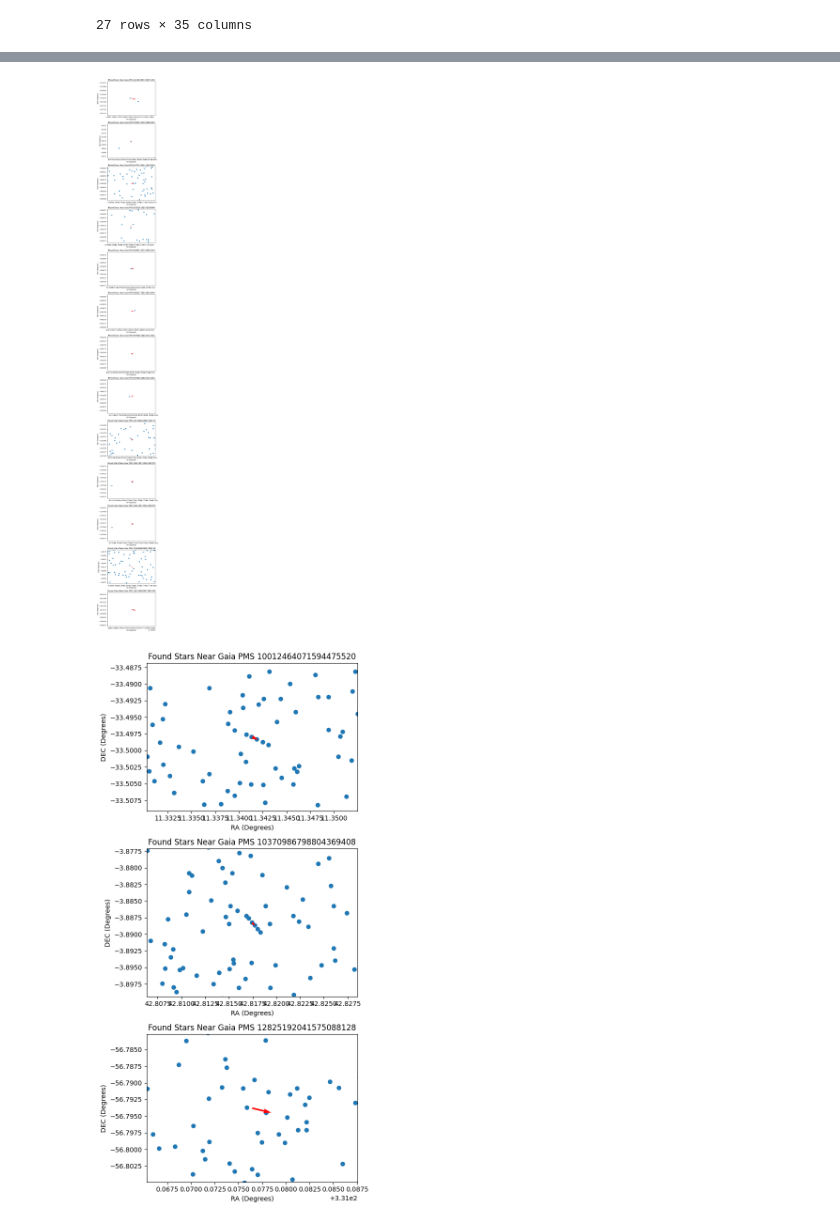
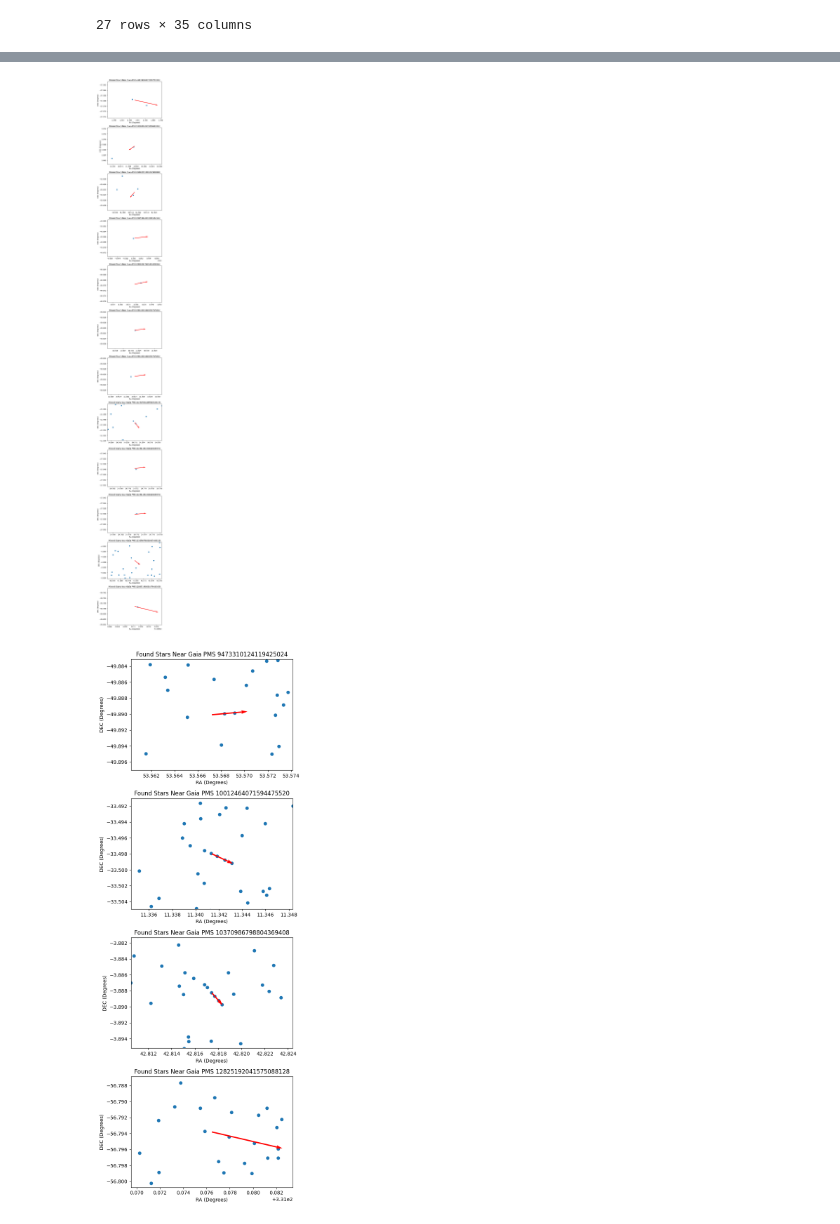
Before and after one commit to JoaoDPassos/brown-dwarf-search, a Jupyter notebook: des_gaia_xmatch.ipynb, the cells around one changed output, grey strips where cells are left out. Drawn from its saved outputs; the diff is of its cells as text; code cells hidden in the pictures.

Commit message:
Added gaia mag cols for filtering

```diff
--- a/des_gaia_xmatch.ipynb
+++ b/des_gaia_xmatch.ipynb
@@ -33,7 +34,7 @@ cone_search_rad = 80
 max_neighbor_dist = 18
 milliarc_degree_conversion = 1/(1000*3600)
 # %%
-pm_filter_xmatch = des_gaia_xmatch.query(f'(pmra_gaia**2 + pmdec_gaia**2) > {pm_speed_min**2}')
+pm_filter_xmatch = des_gaia_xmatch.query(f'{pm_speed_max**2} >(pmra_gaia**2 + pmdec_gaia**2) > {pm_speed_min**2}')
 with Client():
     df = pm_filter_xmatch.compute()
 
@@ -61,5 +62,9 @@ df
 # %%
 df_no_dupes = df[~df['source_id_gaia'].duplicated(keep='first')]
 
+gaia_ids = df_no_dupes['source_id_gaia']
+
 #dropping because otherwise produces error when performing .apply below
 df_no_dupes = df_no_dupes.drop('source_id_gaia', axis=1)
+
+df_no_dupes
@@ -125,6 +150,7 @@ def algo_found_pm(row, des_cols, cone_search_rad, query_string, max_neighbor_dis
     return bool(not (df.query(f'kth_min_proj_error < {collinear_error_cutoff}').empty))
 # %%
 df_no_dupes['algo_found'] = df_no_dupes.apply(func=algo_found_pm, axis=1, des_cols=des_cols, cone_search_rad=cone_search_rad, query_string=query_string, max_neighbor_dist=max_neighbor_dist, k=k, collinear_error_cutoff=collinear_error_cutoff)
+df_no_dupes['source_id_gaia'] = gaia_ids
 df_no_dupes
 # %% [output]
 |  | CLASS_STAR_G_des | CLASS_STAR_R_des | CLASS_STAR_I_des | CLASS_STAR_Z_des | CLASS_STAR_Y_des | ... |
@@ -169,8 +197,8 @@ def plot_pms_helper(df, check_column, cone_search_rad, title_prefix):
         RA, DEC = df_catalog[["RA", "DEC"]].to_numpy().T
 
         origin = row['ra_gaia'], row['dec_gaia']
-        vector = (row['pmra_gaia'] / np.cos(np.radians(row['dec_gaia'])) * milliarc_degree_conversion,
-                  row['pmdec_gaia'] * milliarc_degree_conversion)
+        vector = (row['pmra_gaia'] / np.cos(np.radians(row['dec_gaia'])) * milliarc_degree_conversion * 3,
+                  row['pmdec_gaia'] * milliarc_degree_conversion * 3)
 
         axs[plot_index].scatter(RA, DEC)
         axs[plot_index].quiver(*origin, *vector, angles='xy', scale_units='xy', scale=1, color='red')
@@ -187,14 +215,14 @@ def plot_pms_helper(df, check_column, cone_search_rad, title_prefix):
     plt.tight_layout()
     plt.show()
 
-def plot_missed_pms(df, check_column, des_cols, cone_search_rad):
+def plot_missed_pms(df, check_column, cone_search_rad):
     plot_pms_helper(df[~df[check_column]], check_column, cone_search_rad, "Missed")
 
-def plot_found_pms(df, check_column, des_cols, cone_search_rad):
+def plot_found_pms(df, check_column, cone_search_rad):
     plot_pms_helper(df[df[check_column]], check_column, cone_search_rad, "Found")
 # %%
-plot_missed_pms(df=df_no_dupes, check_column='algo_found', des_cols=des_cols, cone_search_rad=cone_search_rad)
-plot_found_pms(df=df_no_dupes, check_column='algo_found', des_cols=des_cols, cone_search_rad=cone_search_rad)
+plot_missed_pms(df=df_no_dupes, check_column='algo_found', cone_search_rad=cone_search_rad)
+plot_found_pms(df=df_no_dupes, check_column='algo_found', cone_search_rad=cone_search_rad)
 # %% [output]
-[figure, old version]
+[figure, new version]
-[figure, old version]
+[figure, new version]
```
Also changed, not shown: parts of 8 cells of this notebook, 1 other file.
